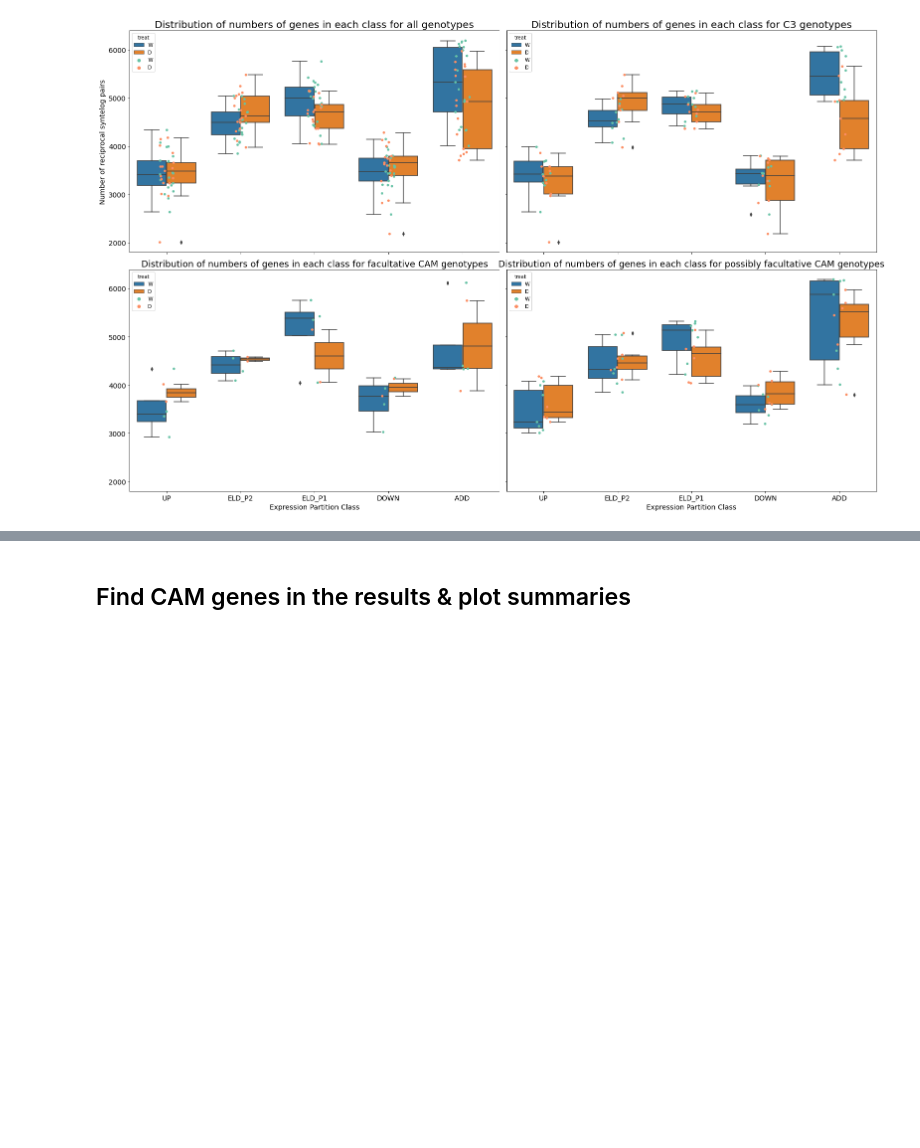
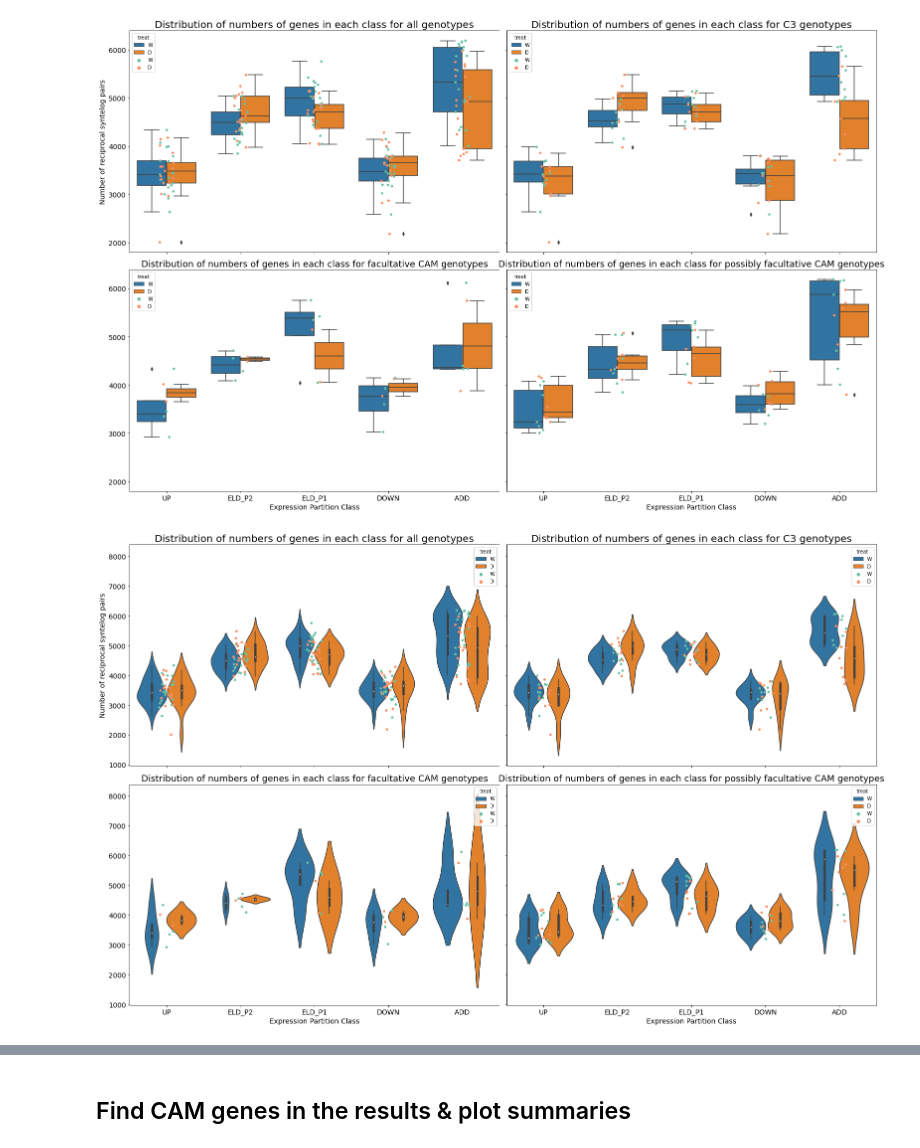
Before and after one commit to achpardo/yucca-genomics, a Jupyter notebook: differential_expression/expression_partitioning_downstream/hybridexpress_top30pct_partitioning_results.ipynb, the cells around one changed output, grey strips where cells are left out. Saved outputs shown, nothing was run; the diff lists cells and outputs as text; code cells hidden in the pictures; blank space fills up the shorter version.

Commit message:
update gitignore, make HybridExpress boxplots

```diff
--- a/differential_expression/expression_partitioning_downstream/hybridexpress_top30pct_partitioning_results.ipynb
+++ b/differential_expression/expression_partitioning_downstream/hybridexpress_top30pct_partitioning_results.ipynb
@@ -139,3 +139,40 @@ plt.savefig("./top30pct_figures/top30_boxplots_ngenes_byclass.pdf",dpi=200,bbox_
 plt.savefig("./top30pct_figures/top30_boxplots_ngenes_byclass.svg",dpi=200,bbox_inches="tight")
 # %% [output]
 [figure]
+# %%
+fig,ax = plt.subplots(nrows=2,ncols=2,figsize=(22,14),sharex=True,sharey=True)
+
+sns.violinplot(ax=ax[0,0],data=classcounts,x="Class",y="Gene",hue="treat")
+sns.stripplot(ax=ax[0,0],data=classcounts,x="Class",y="Gene",hue="treat",palette="Set2")
+ax[0,0].set_title("Distribution of numbers of genes in each class for all genotypes",fontsize=20)
+ax[0,0].tick_params(which="both",labelsize=14)
+ax[0,0].set_ylabel("Number of reciprocal syntelog pairs",fontsize=14)
+ax[0,0].set_xlabel("")
+
+sns.violinplot(ax=ax[0,1],data=classcounts[classcounts["phys"]=="C3"],x="Class",y="Gene",hue="treat")
+sns.stripplot(ax=ax[0,1],data=classcounts[classcounts["phys"]=="C3"],x="Class",y="Gene",hue="treat",palette="Set2")
+ax[0,1].set_title("Distribution of numbers of genes in each class for C3 genotypes",fontsize=20)
+ax[0,1].set_ylabel("")
+ax[0,1].set_xlabel("")
+
+sns.violinplot(ax=ax[1,1],data=classcounts[classcounts["phys"]=="possible_fac_CAM"],x="Class",y="Gene",hue="treat")
+sns.stripplot(ax=ax[1,1],data=classcounts[classcounts["phys"]=="possible_fac_CAM"],x="Class",y="Gene",hue="treat",palette="Set2")
+ax[1,1].set_title("Distribution of numbers of genes in each class for possibly facultative CAM genotypes",fontsize=18)
+ax[1,1].set_ylabel("")
+ax[1,1].set_xlabel("Expression Partition Class",fontsize=14)
+ax[1,1].tick_params(which="both",labelsize=14)
+
+sns.violinplot(ax=ax[1,0],data=classcounts[classcounts["phys"]=="facultative_CAM"],x="Class",y="Gene",hue="treat")
+sns.stripplot(ax=ax[1,0],data=classcounts[classcounts["phys"]=="facultative_CAM"],x="Class",y="Gene",hue="treat",palette="Set2")
+ax[1,0].set_title("Distribution of numbers of genes in each class for facultative CAM genotypes",fontsize=18)
+ax[1,0].set_ylabel("")
+ax[1,0].set_xlabel("Expression Partition Class",fontsize=14)
+ax[1,0].tick_params(which="both",labelsize=14)
+
+fig.tight_layout()
+
+plt.savefig("./top30pct_figures/top30_violinplots_ngenes_byclass.png",dpi=200,bbox_inches="tight")
+plt.savefig("./top30pct_figures/top30_violinplots_ngenes_byclass.pdf",dpi=200,bbox_inches="tight")
+plt.savefig("./top30pct_figures/top30_violinplots_ngenes_byclass.svg",dpi=200,bbox_inches="tight")
+# %% [output]
+[figure, added]
```
Also changed, not shown: parts of 9 cells of this notebook, 1 other file.
